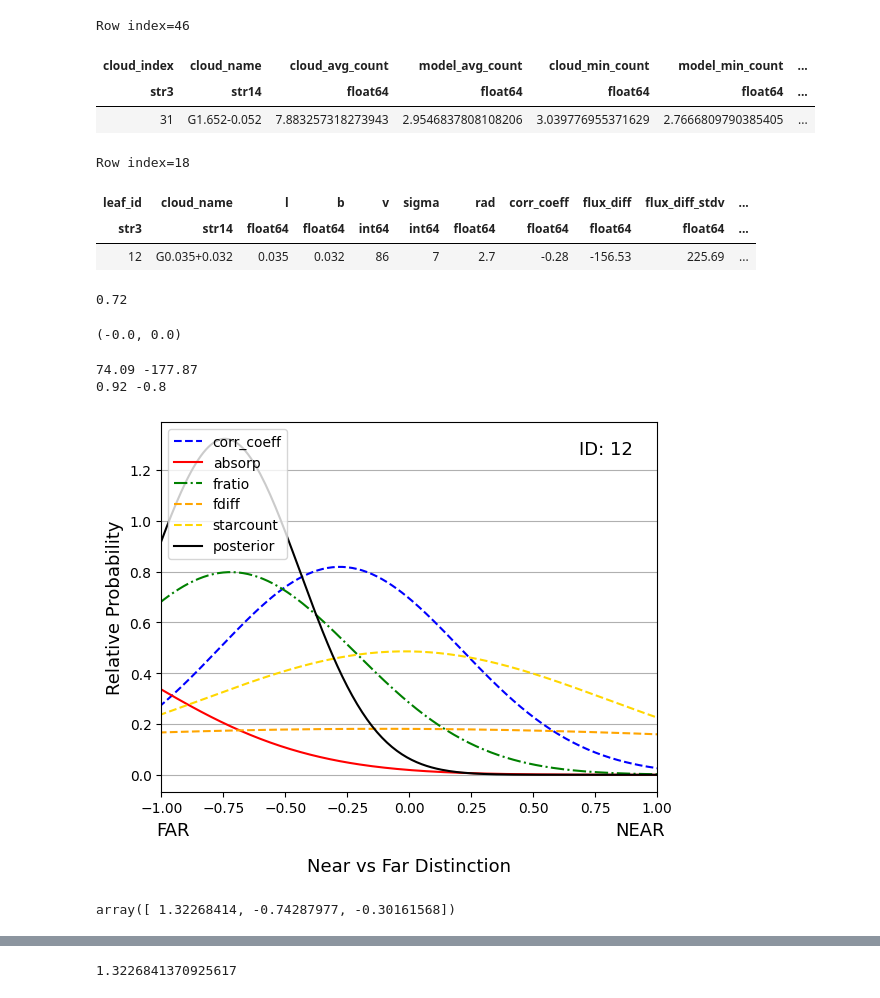
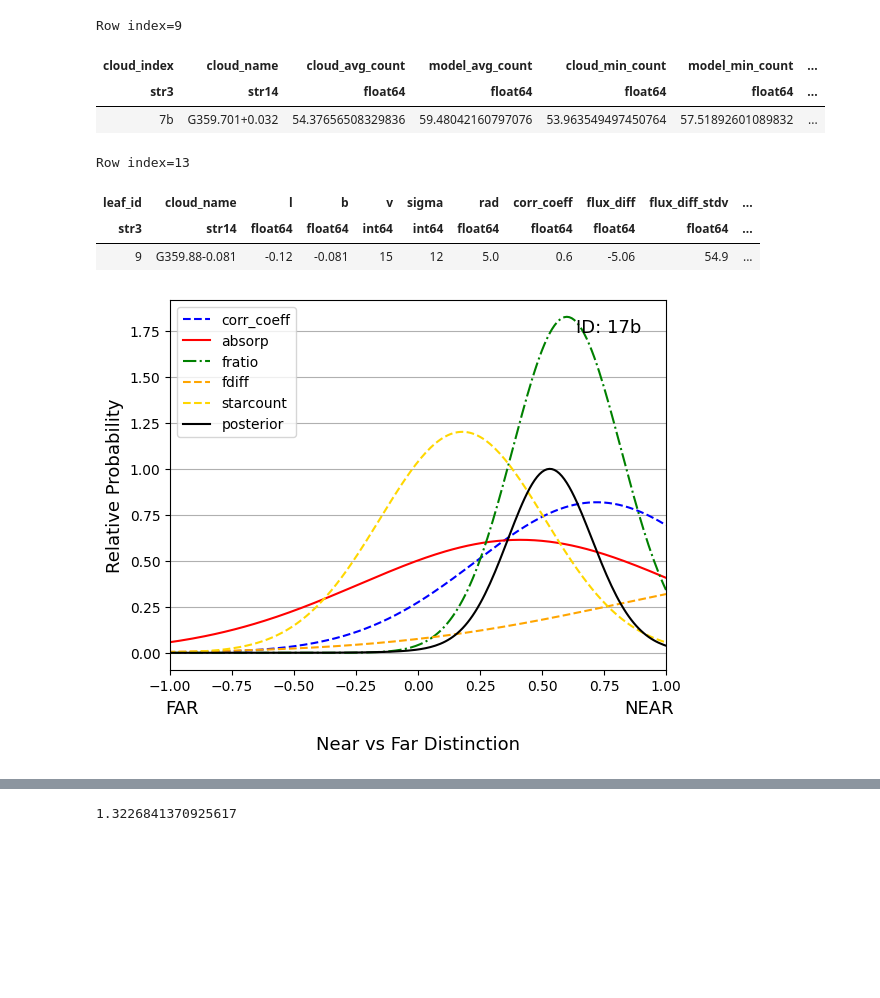
Before and after one commit to danilipman/cmz_synth, a Jupyter notebook: PPDFs.ipynb, the cells around one changed output, grey strips where cells are left out. Cells and saved outputs as stored; diff of their text form; code cells hidden in the pictures; blank space fills up the shorter version.

Commit message:
updated weighting and posterior function

```diff
--- a/PPDFs.ipynb
+++ b/PPDFs.ipynb
@@ -43,33 +43,19 @@ absorp_value = tab['absorp_value']
 starcount_ratio = starcount_tab['counts_ratio_from_avg']
 starcount_ratio_stdv = starcount_tab['counts_ratio_stdv']
 # %%
-starcount_tab[-1]
+starcount_tab[9]
 # %% [output]
-Row index=46
+Row index=9
 | cloud_index | cloud_name | cloud_avg_count | model_avg_count | cloud_min_count | model_min_count | ... |
 | str3 | str14 | float64 | float64 | float64 | float64 | ... |
-| 31 | G1.652-0.052 | 7.883257318273943 | 2.9546837808108206 | 3.039776955371629 | 2.7666809790385405 | ... |
+| 7b | G359.701+0.032 | 54.37656508329836 | 59.48042160797076 | 53.963549497450764 | 57.51892601089832 | ... |
 # %%
-tab[18]
+tab[13]
 # %% [output]
-Row index=18
+Row index=13
 | leaf_id | cloud_name | l | b | v | sigma | rad | corr_coeff | flux_diff | flux_diff_stdv | ... |
 | str3 | str14 | float64 | float64 | int64 | int64 | float64 | float64 | float64 | float64 | ... |
-| 12 | G0.035+0.032 | 0.035 | 0.032 | 86 | 7 | 2.7 | -0.28 | -156.53 | 225.69 | ... |
+| 9 | G359.88-0.081 | -0.12 | -0.081 | 15 | 12 | 5.0 | 0.6 | -5.06 | 54.9 | ... |
-# %%
-z_norming(flux_ratio[18], 0, 1)
-# %% [output]
-0.72
-# %%
-fratio_stdv_normed[18], fratio_cn
-# %% [output]
-(-0.0, 0.0)
-# %%
-print(np.nanmax(flux_diff), np.nanmin(flux_diff))
-print(np.nanmax(flux_ratio), np.nanmin(flux_ratio))
-# %% [output]
-74.09 -177.87
-0.92 -0.8
 # %%
 def z_norming(i, min_value, max_value):
     z_i = 2. * ((i - min_value) / (max_value - min_value)) - 1.
@@ -236,19 +234,37 @@ class ppdf:
         total_pdf[:] = 1.
 
         self_dict = vars(self)
+
+        uniform_pdf = np.ones(np.shape(x))
+
+        ### Assign weights to the distributions
+        ### Gaussians are best weighted by the means
+        ### other PDF shapes may be better weighted by amplitude
         for i in self_dict.items():
             #total_pdf *= i[1]
 
-            if i[0]=='corr_coeff': i_weighted = i[1]*(1./3.)
-            if i[0]=='absorp': i_weighted = i[1]*(1./3.)
-            if i[0]=='fratio': i_weighted = i[1]*(1./9.)
-            if i[0]=='fdiff': i_weighted = i[1]*(1./9.)
-            if i[0]=='starcounts': i_weighted = i[1]*(1./9.)
+
+            if i[0]=='corr_coeff'  :
+                w = weights(i[0])
+                i_weighted = i[1]*(w) + uniform_pdf*(1- w)  / np.sum(i[1])
+            if i[0]=='absorp'      :
+                w =  weights(i[0])
+                i_weighted = i[1]*(w) + uniform_pdf*(1- w) / np.sum(i[1])
+            if i[0]=='fratio'      :
+                w =  weights(i[0])
+                i_weighted = i[1]*(w) + uniform_pdf*(1- w) / np.sum(i[1])
+            if i[0]=='fdiff'       :
+                w =  weights(i[0])
+                i_weighted = i[1]*(w) + uniform_pdf*(1- w) / np.sum(i[1])
+            if i[0]=='starcount'   :
+                w =  weights(i[0])
+                i_weighted = i[1]*(w) + uniform_pdf*(1- w) / np.sum(i[1])
 
             total_pdf *= i_weighted
+            total_norm  = integrate.trapezoid(total_pdf, x)
+            total_pdf /= total_norm
+        total_pdf/=total_pdf.max()
 
-        total_norm  = integrate.trapezoid(total_pdf, x)
-        total_pdf /= total_norm
         self.posterior = total_pdf
 
 
@@ -271,6 +287,15 @@ def plotting_linestyles(key):
     if key == 'fdiff': return '--'
     if key == 'starcount': return '--'
     if key == 'posterior': return '-'
+
+
+def weights(key):
+    if key == 'corr_coeff': return 1./3.
+    if key == 'absorp': return 1./3.
+    if key == 'fratio': return 1./9.
+    if key == 'fdiff': return 1./9.
+    if key == 'starcount': return 1./9.
+    if key == 'posterior': return 1.
 
 
 def plot_pdf(cloud_id, pdfvar):
@@ -304,8 +329,8 @@ def plot_pdf(cloud_id, pdfvar):
 
     return
 # %%
-cloudd = '12'
+cloudd = '17b'
 pdfvec=ppdf(cloudd)
 plot_pdf(cloudd,pdfvec)
 # %% [output]
-[figure, old version]
+[figure, new version]
@@ -314,6 +336,0 @@ popt, pcov = curve_fit(gauss_function, x, y, p0 = [1, mean, sigma])
-# %%
-parameters, covariance = curve_fit(gaussian, x, pdfvec.posterior, p0 = [1, np.nanmean(pdfvec.posterior),
-                                                                        np.std(pdfvec.posterior)])
-parameters
-# %% [output]
-array([ 1.32268414, -0.74287977, -0.30161568])
```
Also changed, not shown: parts of 12 cells of this notebook.
